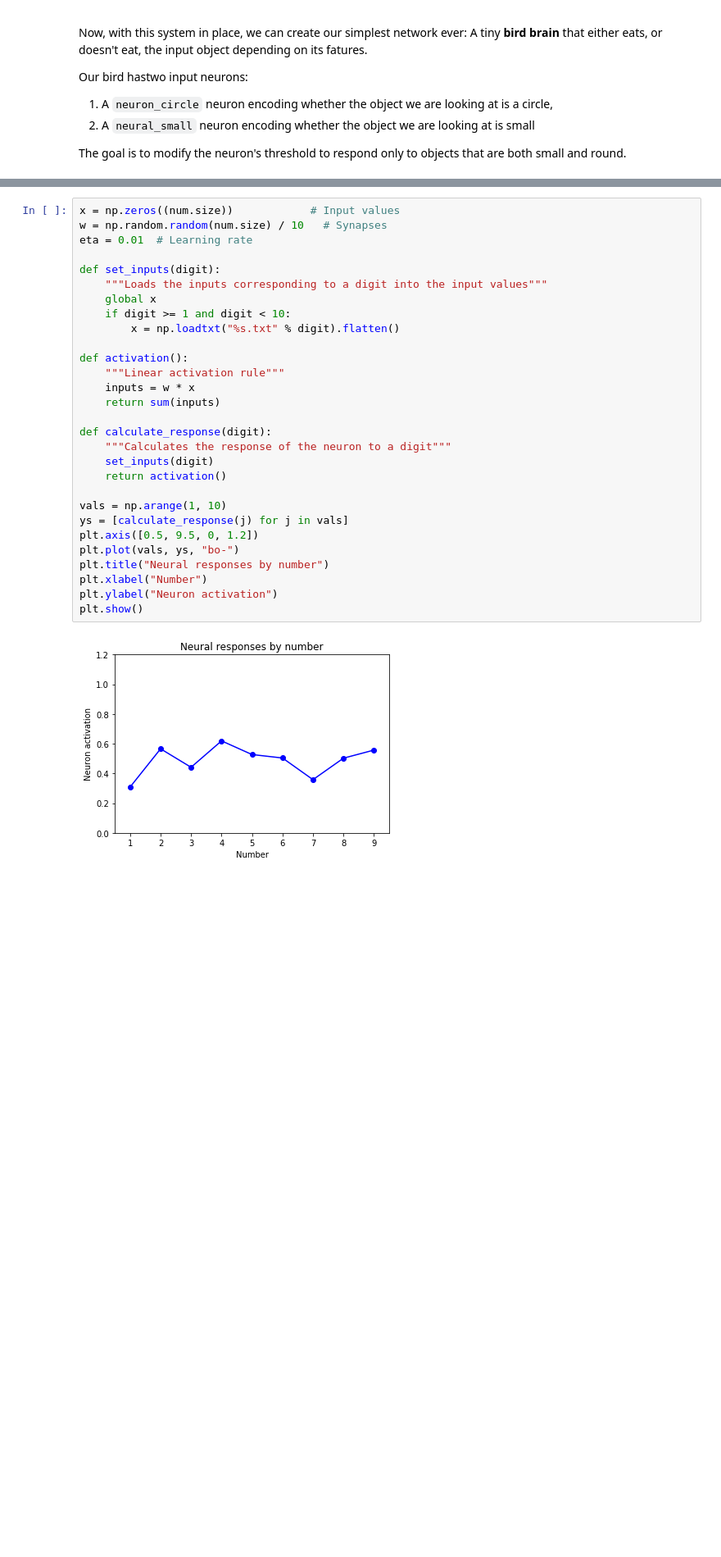
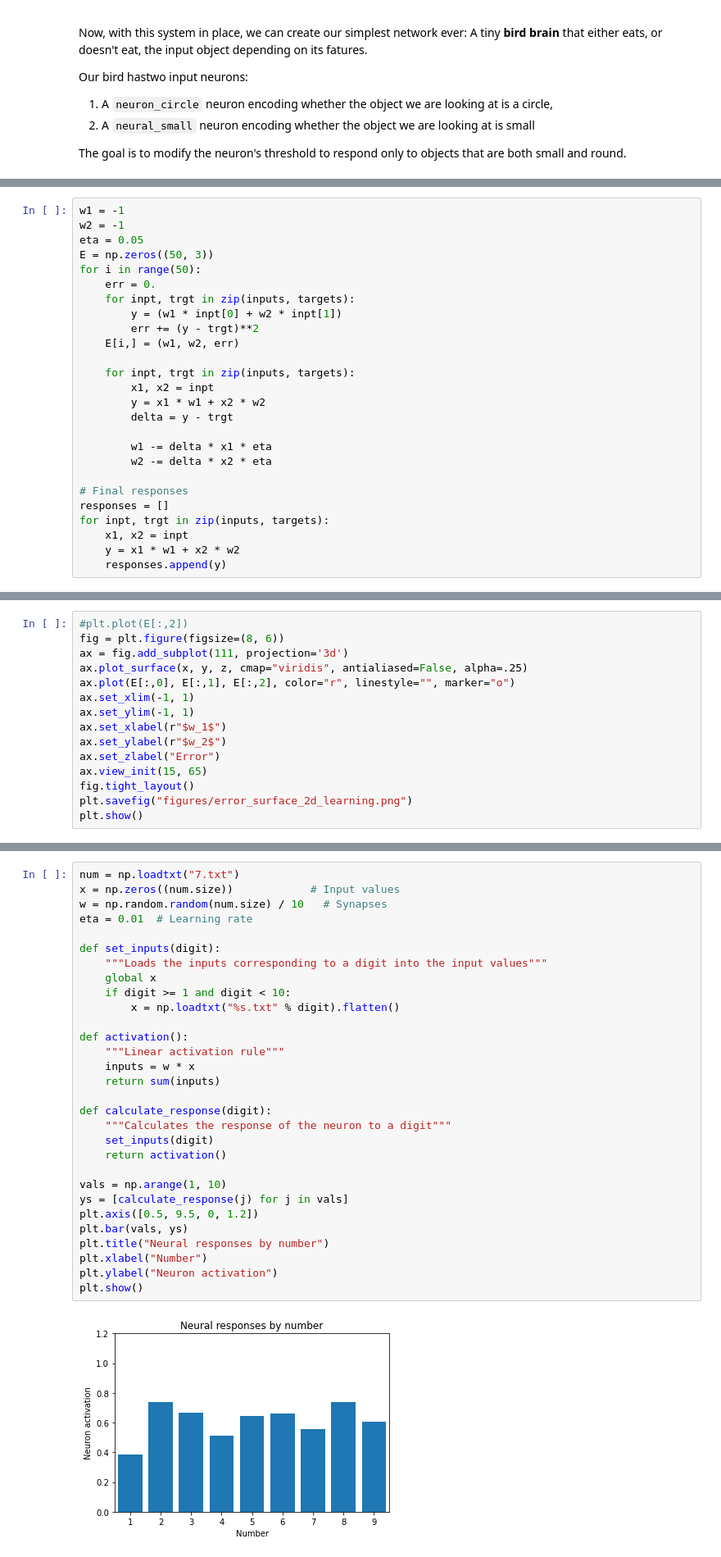
Before and after one commit to TheRealDrDre/CompCogNeuro, a Jupyter notebook: ANN/ANN_1.ipynb, the cells around one changed output, grey strips where cells are left out. Shown at 82% size. Cells and saved outputs as stored; diff of their text form; blank space fills up the shorter version.

```diff
--- a/ANN/ANN_1.ipynb
+++ b/ANN/ANN_1.ipynb
@@ -137,0 +214,26 @@ plt.savefig("2d.png")
+# %%
+w1 = -1
+w2 = -1
+eta = 0.05
+E = np.zeros((50, 3))
+for i in range(50):
+    err = 0.
+    for inpt, trgt in zip(inputs, targets):
+        y = (w1 * inpt[0] + w2 * inpt[1])
+        err += (y - trgt)**2
+    E[i,] = (w1, w2, err)
+
+    for inpt, trgt in zip(inputs, targets):
+        x1, x2 = inpt
+        y = x1 * w1 + x2 * w2
+        delta = y - trgt
+
+        w1 -= delta * x1 * eta
+        w2 -= delta * x2 * eta
+
+# Final responses
+responses = []
+for inpt, trgt in zip(inputs, targets):
+    x1, x2 = inpt
+    y = x1 * w1 + x2 * w2
+    responses.append(y)
@@ -137,0 +275,15 @@ plt.savefig("2d.png")
+# %%
+#plt.plot(E[:,2])
+fig = plt.figure(figsize=(8, 6))
+ax = fig.add_subplot(111, projection='3d')
+ax.plot_surface(x, y, z, cmap="viridis", antialiased=False, alpha=.25)
+ax.plot(E[:,0], E[:,1], E[:,2], color="r", linestyle="", marker="o")
+ax.set_xlim(-1, 1)
+ax.set_ylim(-1, 1)
+ax.set_xlabel(r"$w_1$")
+ax.set_ylabel(r"$w_2$")
+ax.set_zlabel("Error")
+ax.view_init(15, 65)
+fig.tight_layout()
+plt.savefig("figures/error_surface_2d_learning.png")
+plt.show()
@@ -164,31 +328,32 @@ We will start with a single neuron that recognizes the number 7. The neuron uses
 # %%
+num = np.loadtxt("7.txt")
 x = np.zeros((num.size))            # Input values
 w = np.random.random(num.size) / 10   # Synapses
 eta = 0.01  # Learning rate
 
 def set_inputs(digit):
     """Loads the inputs corresponding to a digit into the input values"""
     global x
     if digit >= 1 and digit < 10:
         x = np.loadtxt("%s.txt" % digit).flatten()
 
 def activation():
     """Linear activation rule"""
     inputs = w * x
     return sum(inputs)
 
 def calculate_response(digit):
     """Calculates the response of the neuron to a digit"""
     set_inputs(digit)
     return activation()
 
 vals = np.arange(1, 10)
 ys = [calculate_response(j) for j in vals]
 plt.axis([0.5, 9.5, 0, 1.2])
-plt.plot(vals, ys, "bo-")
+plt.bar(vals, ys)
 plt.title("Neural responses by number")
 plt.xlabel("Number")
 plt.ylabel("Neuron activation")
 plt.show()
 # %% [output]
-[figure, old version]
+[figure, new version]
```
Also changed, not shown: parts of 23 cells of this notebook, 5 other files.
